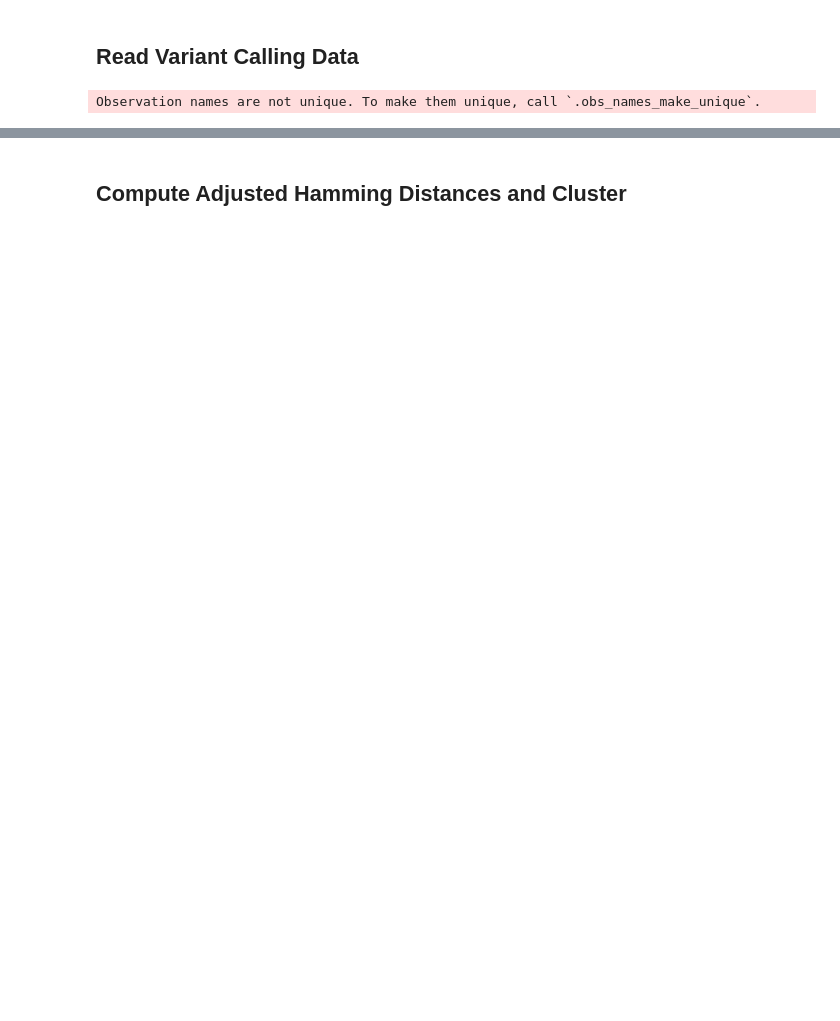
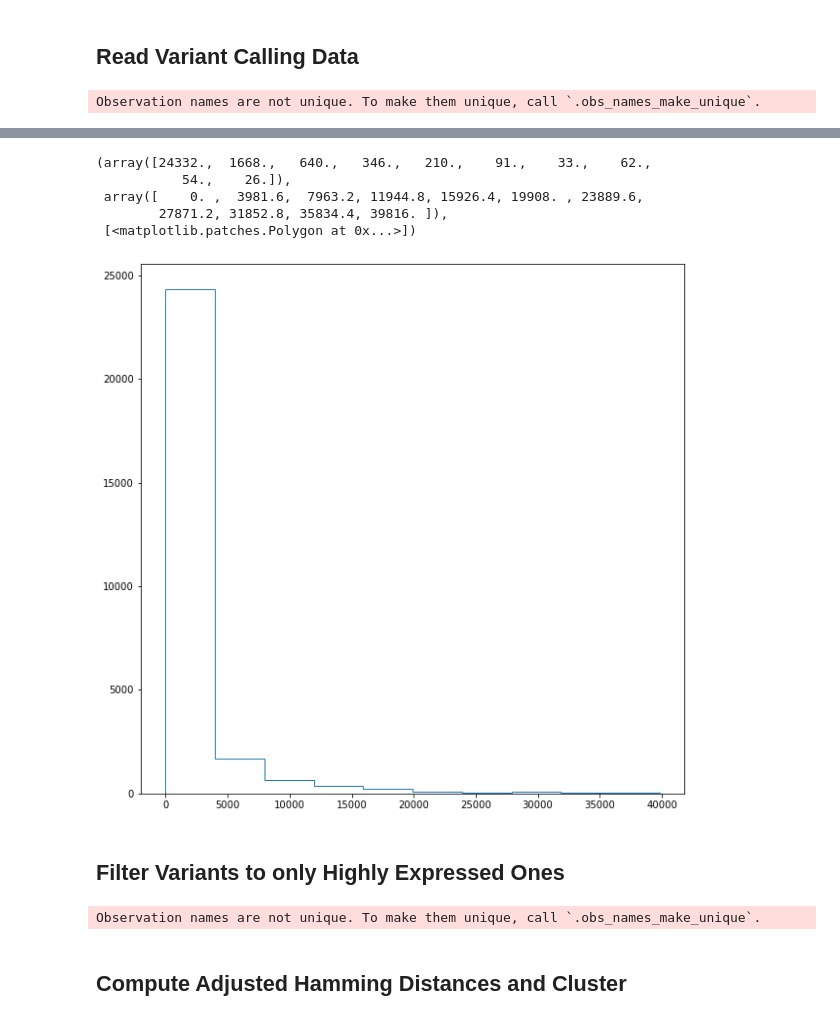
Before and after one commit to bkiyota/SNPBarcodingSimulator, a Jupyter notebook: cluster_embryos_mouse.ipynb, the cells around one changed output, grey strips where cells are left out. Saved outputs shown, nothing was run; the diff lists cells and outputs as text; code cells hidden in the pictures; blank space fills up the shorter version.

```diff
--- a/cluster_embryos_mouse.ipynb
+++ b/cluster_embryos_mouse.ipynb
@@ -57,0 +83,14 @@ Observation names are not unique. To make them unique, call `.obs_names_make_uni
+# %%
+plt.figure(figsize=(10, 10))
+
+variant_sums = np.array((variants_joined.X > 0).sum(axis=0))[0]
+plt.hist(variant_sums, histtype='step')
+# %% [output]
+(array([24332.,  1668.,   640.,   346.,   210.,    91.,    33.,    62.,
+           54.,    26.]),
+ array([    0. ,  3981.6,  7963.2, 11944.8, 15926.4, 19908. , 23889.6,
+        27871.2, 31852.8, 35834.4, 39816. ]),
+ [<matplotlib.patches.Polygon at 0x...>])
+[figure, added]
+# %% [markdown]
+## Filter Variants to only Highly Expressed Ones
@@ -58,3 +100,7 @@ Observation names are not unique. To make them unique, call `.obs_names_make_uni
+# %%
+variants_joined = variants_joined[:, variants_to_include].copy()
+# %% [output]
+Observation names are not unique. To make them unique, call `.obs_names_make_unique`.
 # %% [markdown]
 ## Compute Adjusted Hamming Distances and Cluster
 # %%
```
Also changed, not shown: parts of 5 cells of this notebook.
